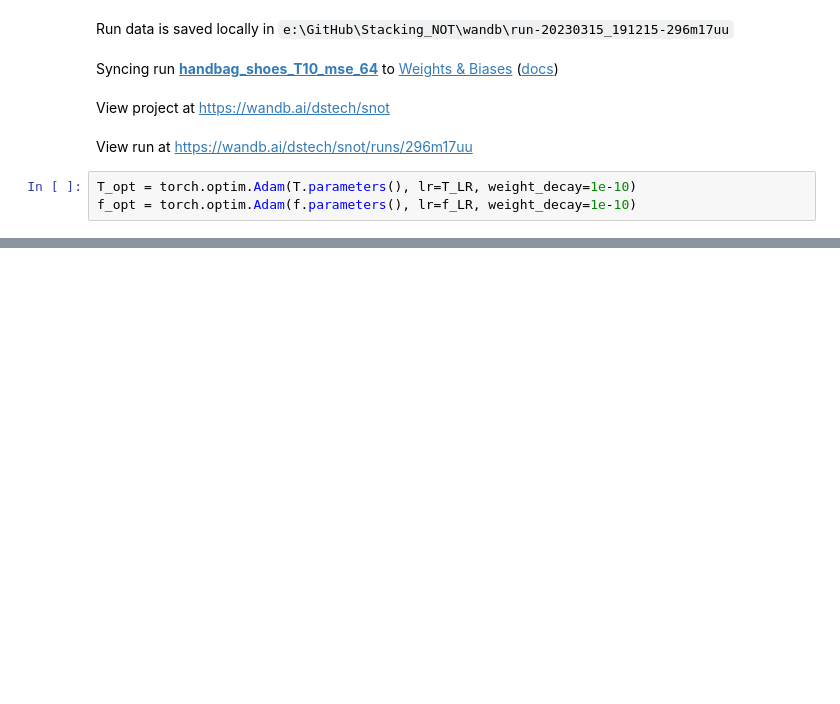
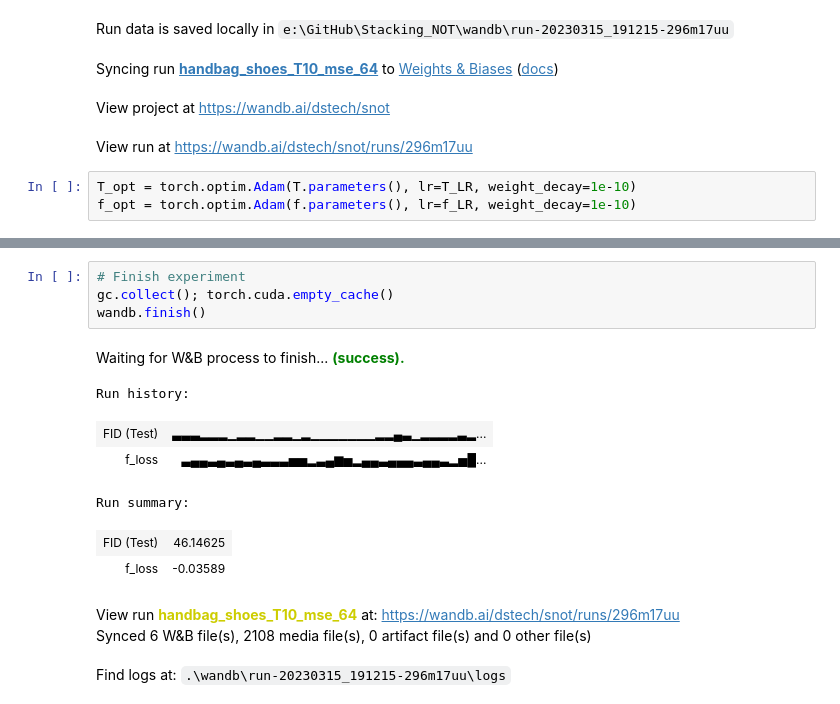
Before and after one commit to barracuda049/Stacking_NOT, a Jupyter notebook: NOT_training_strong.ipynb, the cells around one changed output, grey strips where cells are left out. Drawn from its saved outputs; the diff is of its cells as text; blank space fills up the shorter version.

```diff
--- a/NOT_training_strong.ipynb
+++ b/NOT_training_strong.ipynb
@@ -225 +225,16 @@ for step in tqdm(range(MAX_STEPS)):
 KeyboardInterrupt:
+# %%
+# Finish experiment
+gc.collect(); torch.cuda.empty_cache()
+wandb.finish()
+# %% [output]
+Waiting for W&B process to finish... (success).
+Run history:
+| FID (Test) | ▃▃▃▂▂▂▁▂▂▁▁▂▂▁▂▁▁▁▁▁▁▁▂▂▄▃▁▂▂▂▂▃▂... |
+| f_loss | ▃▄▄▃▄▃▄▃▄▃▃▃▅▅▂▃▄▆▅▂▄▄▃▄▄▄▃▄▄▃▂▅█... |
+Run summary:
+| FID (Test) | 46.14625 |
+| f_loss | -0.03589 |
+View run handbag_shoes_T10_mse_64 at: https://wandb.ai/dstech/snot/runs/296m17uu
+Synced 6 W&B file(s), 2108 media file(s), 0 artifact file(s) and 0 other file(s)
+Find logs at: .\wandb\run-20230315_191215-296m17uu\logs
```
Also changed, not shown: parts of 1 cell of this notebook.
